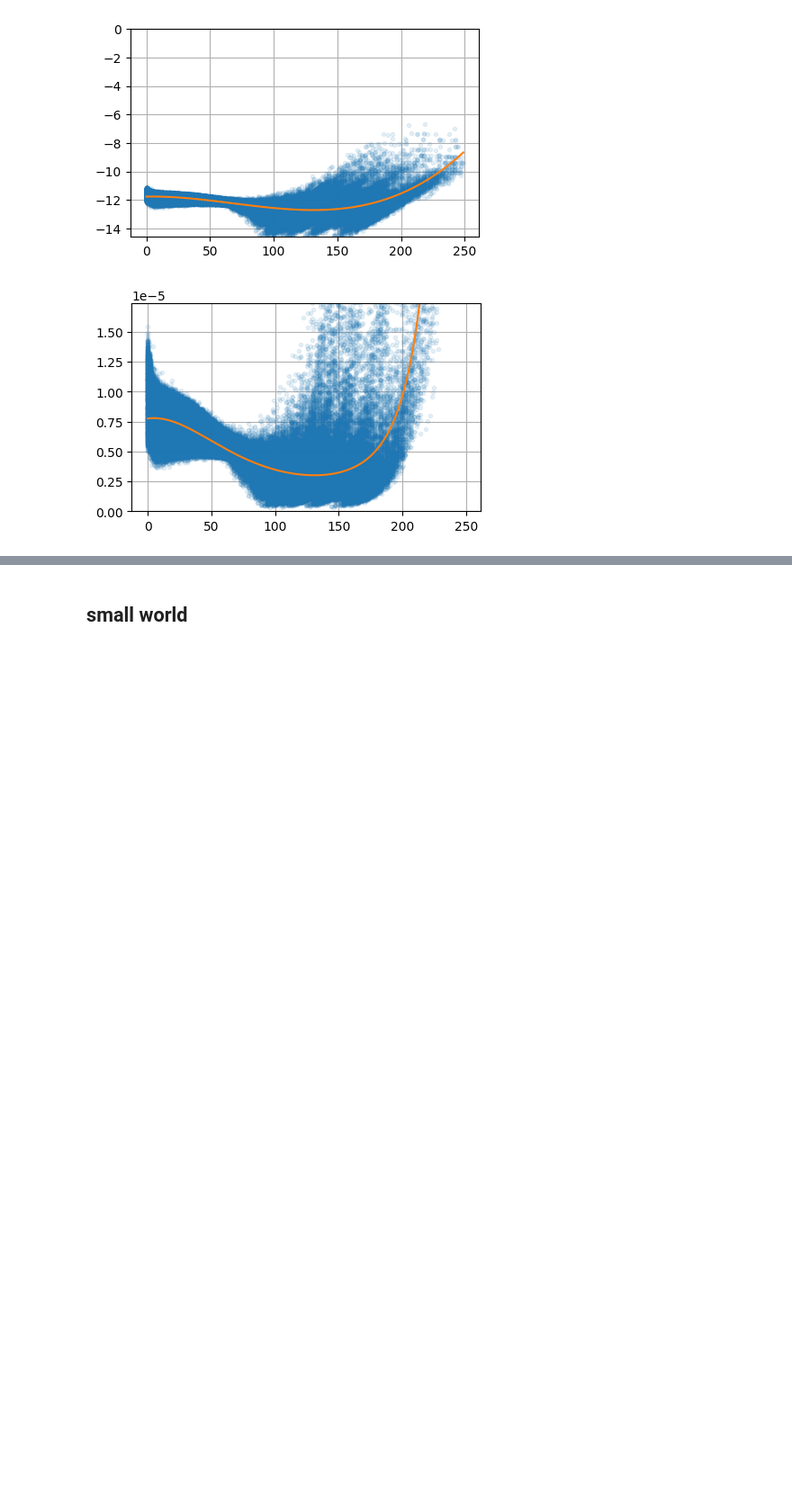
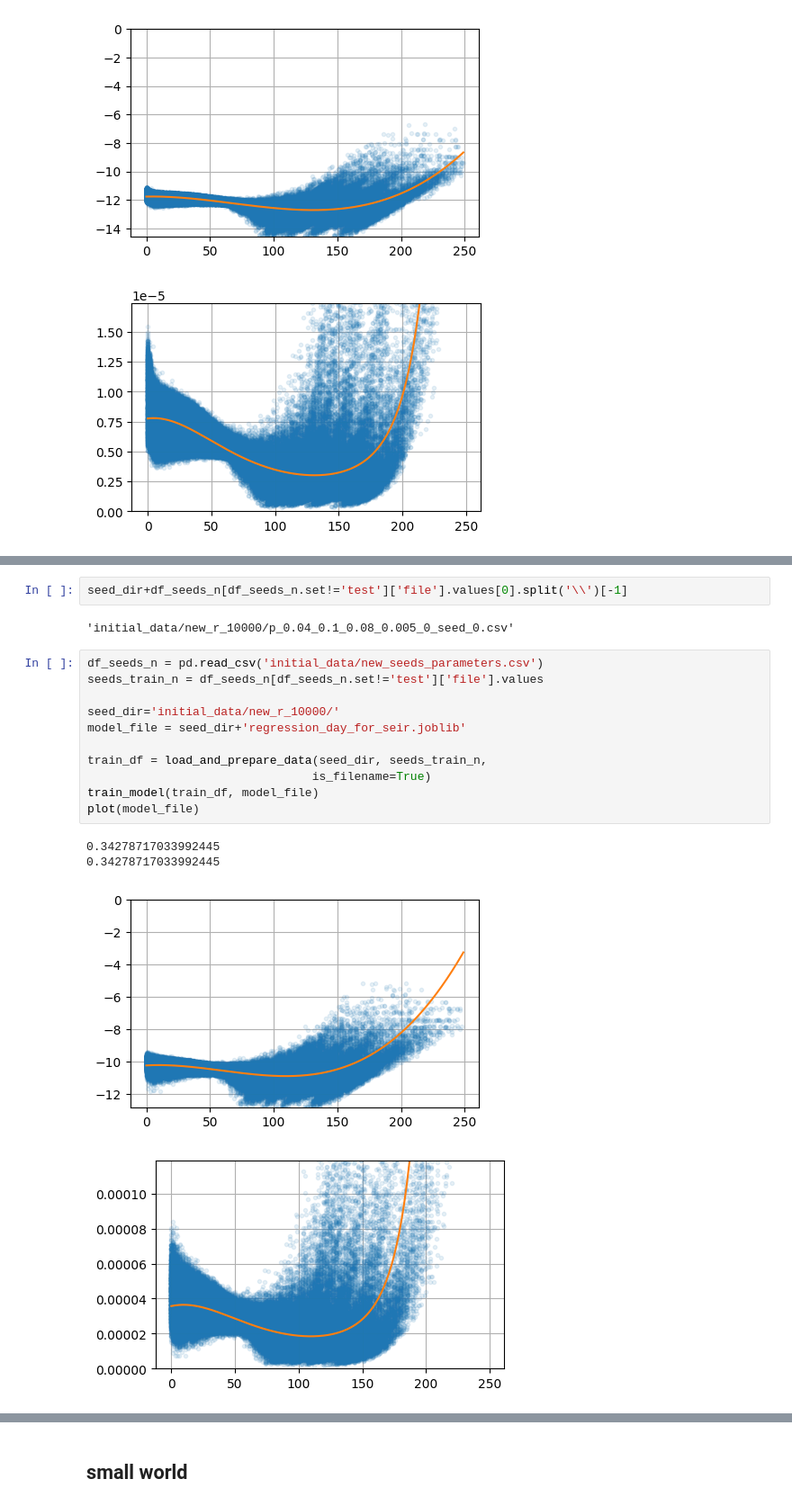
Before and after one commit to Mpkosh/network_hybrid_33, a Jupyter notebook: save_model_regression_day_for_seir.ipynb, the cells around one changed output, grey strips where cells are left out. Shown at 90% size. Saved outputs shown, nothing was run; the diff lists cells and outputs as text; blank space fills up the shorter version.

```diff
--- a/save_model_regression_day_for_seir.ipynb
+++ b/save_model_regression_day_for_seir.ipynb
@@ -162,0 +163,20 @@ plot(model_file)
+# %%
+seed_dir+df_seeds_n[df_seeds_n.set!='test']['file'].values[0].split('\\')[-1]
+# %% [output]
+'initial_data/new_r_10000/p_0.04_0.1_0.08_0.005_0_seed_0.csv'
+# %%
+df_seeds_n = pd.read_csv('initial_data/new_seeds_parameters.csv')
+seeds_train_n = df_seeds_n[df_seeds_n.set!='test']['file'].values
+
+seed_dir='initial_data/new_r_10000/'
+model_file = seed_dir+'regression_day_for_seir.joblib'
+
+train_df = load_and_prepare_data(seed_dir, seeds_train_n,
+                                is_filename=True)
+train_model(train_df, model_file)
+plot(model_file)
+# %% [output]
+0.34278717033992445
+0.34278717033992445
+[figure, added]
+[figure, added]
```
Also changed, not shown: parts of 4 cells of this notebook, 46 other files.
